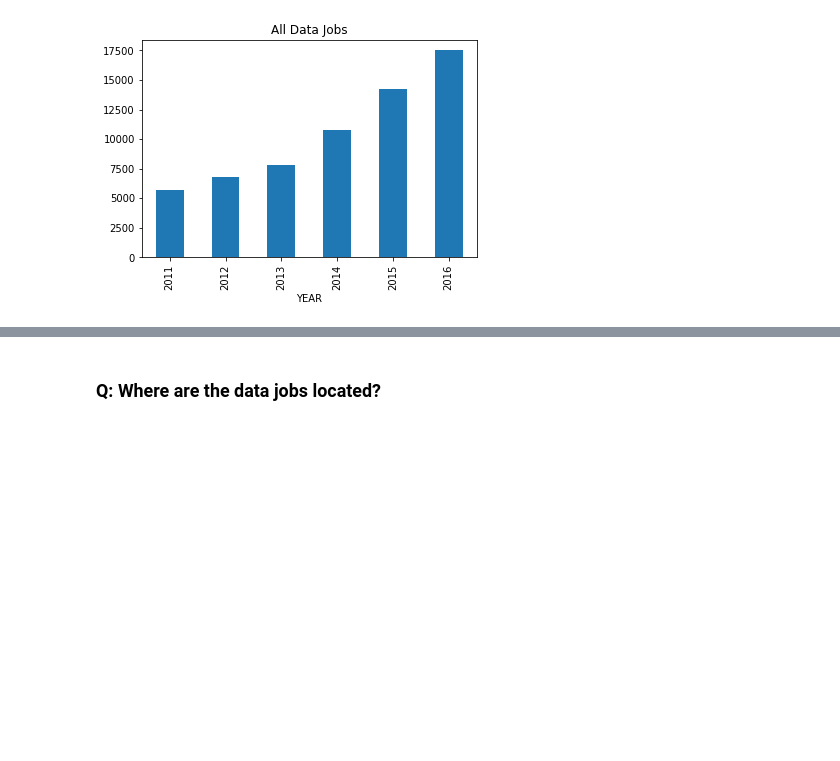
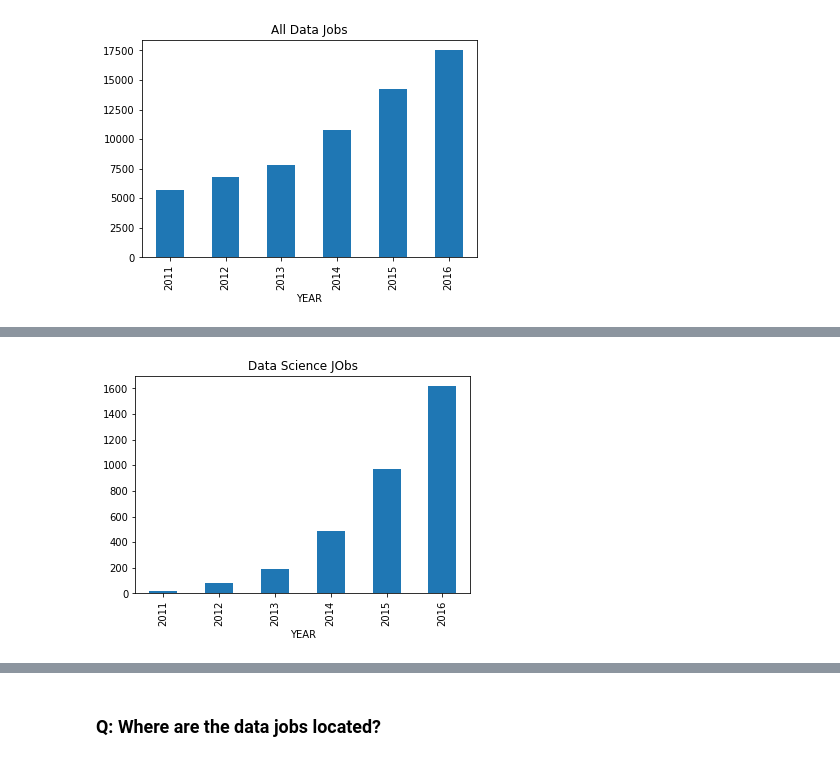
Before and after one commit to dileepkini/H1B-Applications, a Jupyter notebook: H_1B_petitions.ipynb, the cells around one changed output, grey strips where cells are left out. Cells and saved outputs as stored; diff of their text form; code cells hidden in the pictures; blank space fills up the shorter version.

```diff
--- a/H_1B_petitions.ipynb
+++ b/H_1B_petitions.ipynb
@@ -226,0 +266,4 @@ data_by_year['data_science_pct'] = data_by_year['is_data_science']
+# %%
+plot_bar_graph('is_data_science', 'Data Science JObs')
+# %% [output]
+[figure, added]
```
Also changed, not shown: parts of 25 cells of this notebook.
